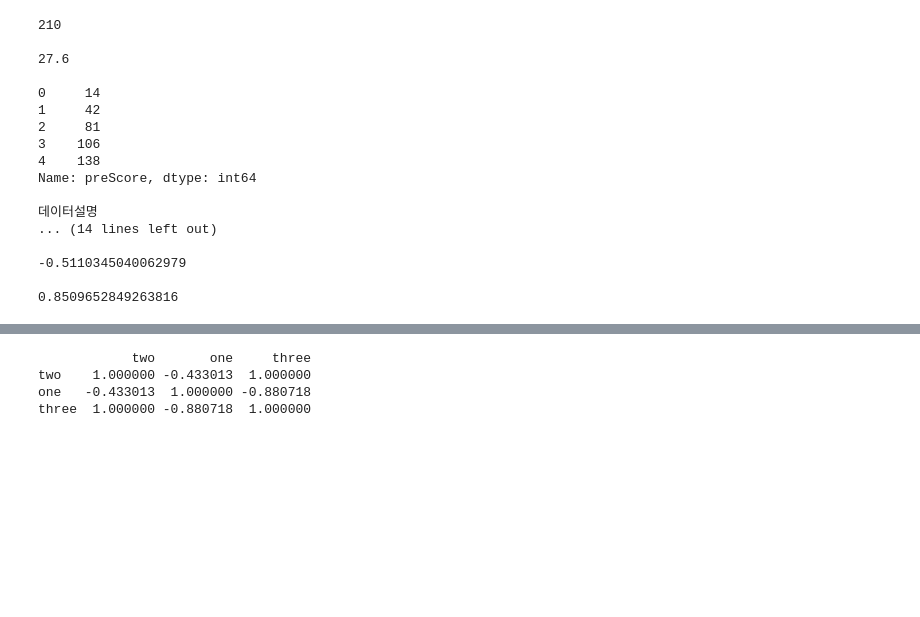
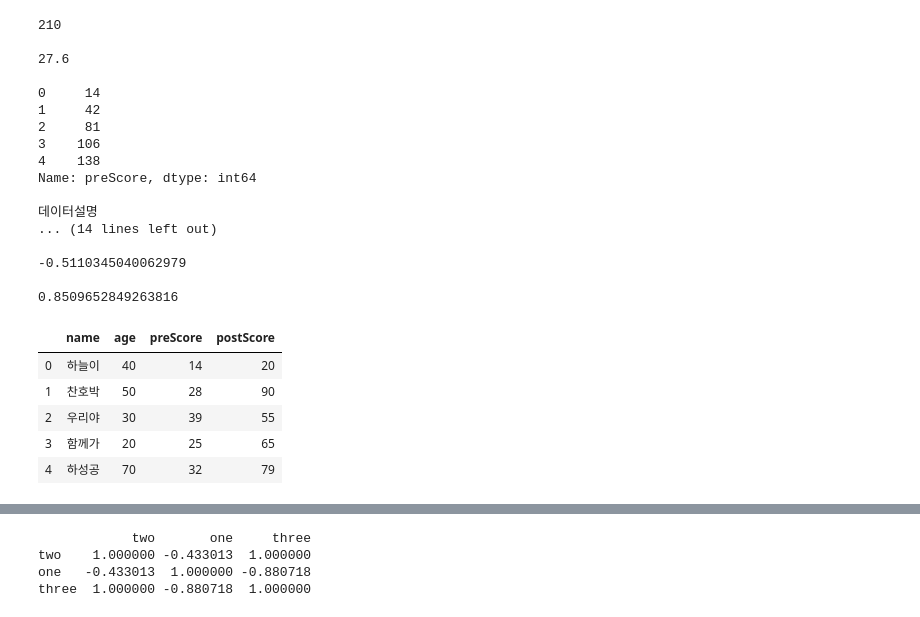
Before and after one commit to choisawyou/learnPython, a Jupyter notebook: python 0109.ipynb, the cells around one changed output, grey strips where cells are left out. Cells and saved outputs as stored; diff of their text form; code cells hidden in the pictures; blank space fills up the shorter version.

```diff
--- a/python 0109.ipynb
+++ b/python 0109.ipynb
@@ -345,4 +351,13 @@ Name: preScore, dtype: int64
 -0.5110345040062979
 
 0.8509652849263816
+# %%
+df
+# %% [output]
+|  | name | age | preScore | postScore |
+| 0 | 하늘이 | 40 | 14 | 20 |
+| 1 | 찬호박 | 50 | 28 | 90 |
+| 2 | 우리야 | 30 | 39 | 55 |
+| 3 | 함께가 | 20 | 25 | 65 |
+| 4 | 하성공 | 70 | 32 | 79 |
 # %%
```
Also changed, not shown: parts of 16 cells of this notebook, 5 other files.
